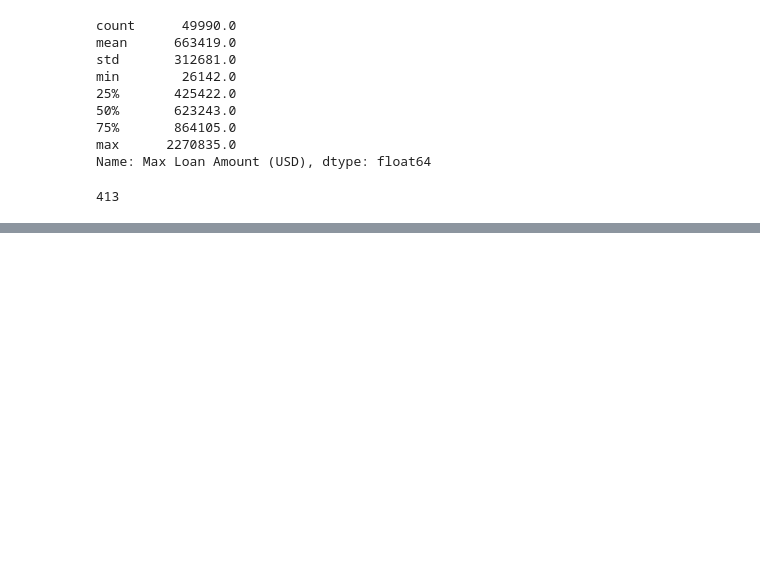
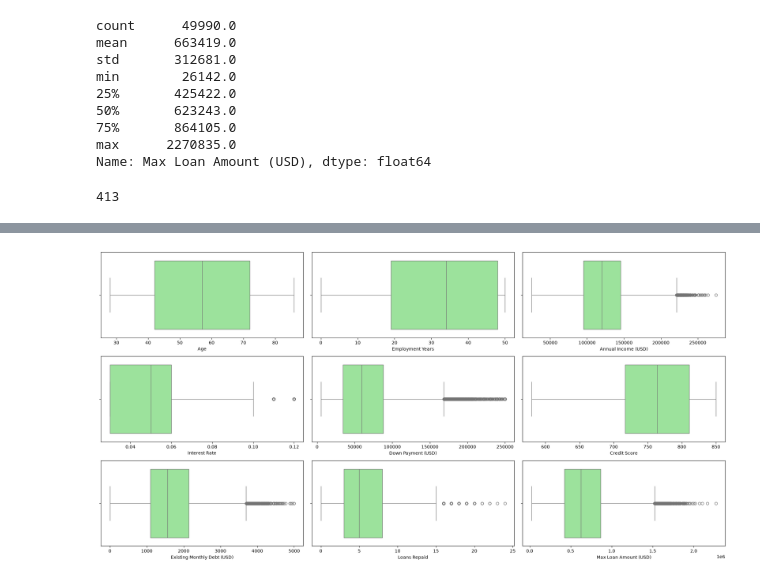
Before and after one commit to coretlwww/mortgage-prediction, a Jupyter notebook: Untitled-1.ipynb, the cells around one changed output, grey strips where cells are left out. Saved outputs shown, nothing was run; the diff lists cells and outputs as text; code cells hidden in the pictures; blank space fills up the shorter version.

```diff
--- a/Untitled-1.ipynb
+++ b/Untitled-1.ipynb
@@ -146,0 +180,4 @@ y.where(y > upper_whisker).count().item()
+# %%
+create_chart(sns.boxplot)
+# %% [output]
+[figure, added]
```
Also changed, not shown: parts of 3 cells of this notebook.
